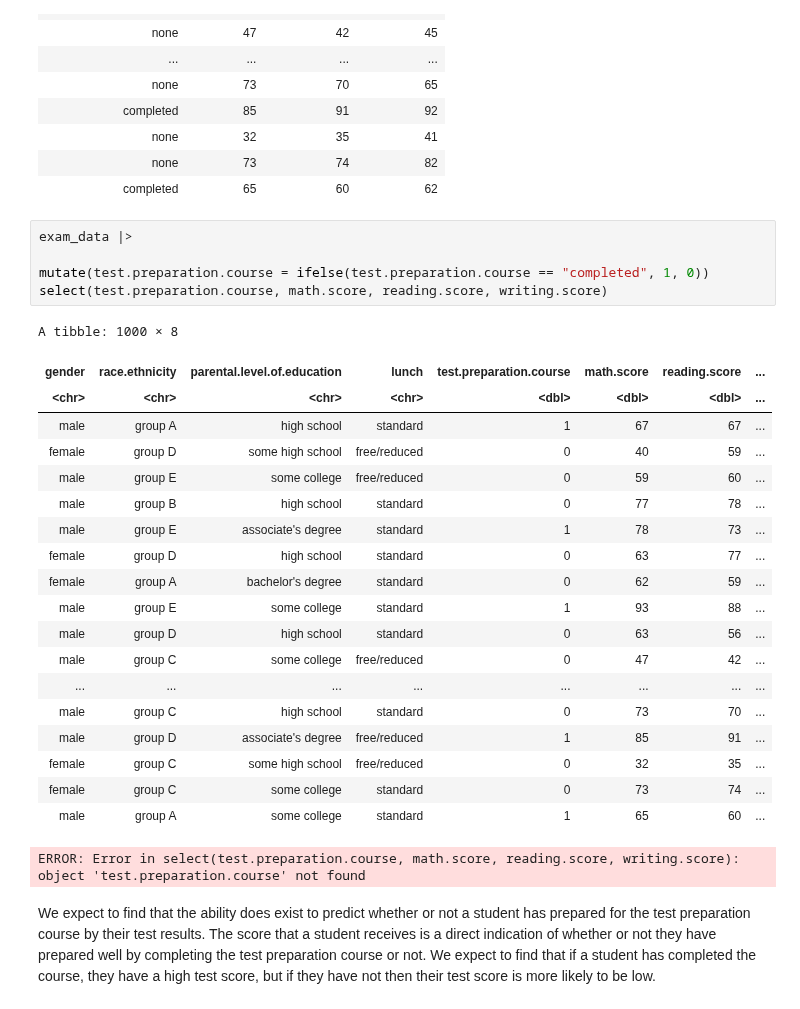
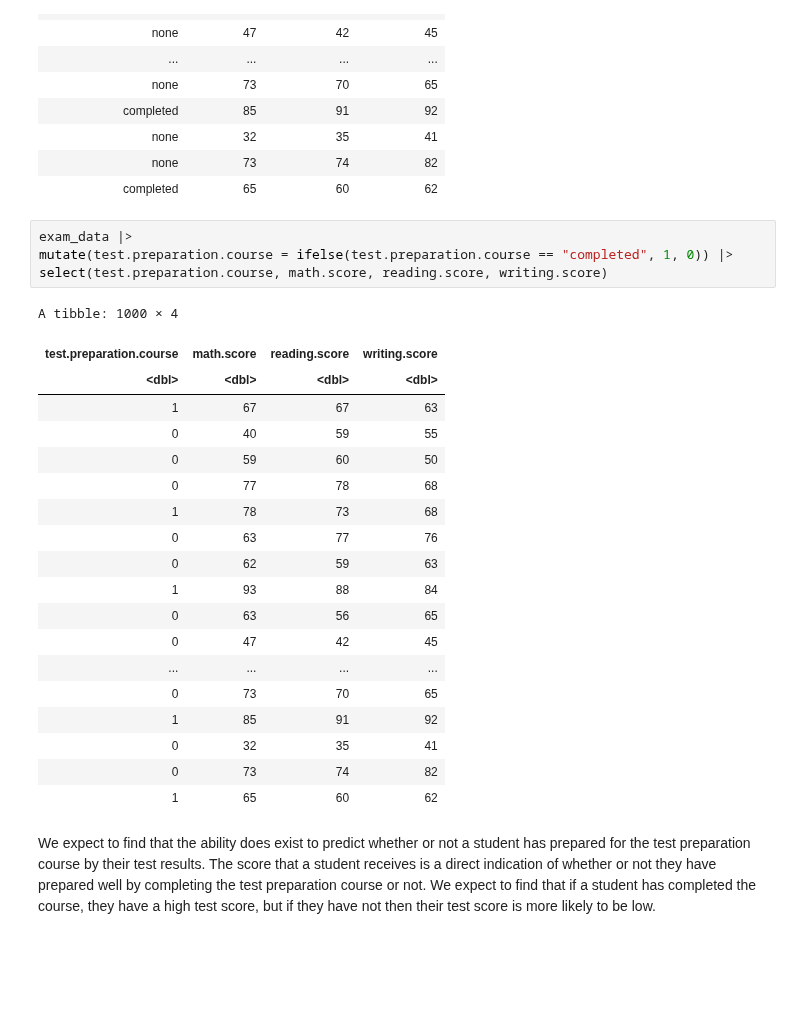
Before and after one commit to mayas02/dsci-100-2022w1-group-89, a Jupyter notebook: dataset.ipynb, the cells around one changed output. Cells and saved outputs as stored; diff of their text form; blank space fills up the shorter version.

```diff
--- a/dataset.ipynb
+++ b/dataset.ipynb
@@ -88,30 +88,28 @@ A tibble: 1000 × 4
 | completed | 65 | 60 | 62 |
 # %%
 exam_data |>
-
-mutate(test.preparation.course = ifelse(test.preparation.course == "completed", 1, 0))
+mutate(test.preparation.course = ifelse(test.preparation.course == "completed", 1, 0)) |>
 select(test.preparation.course, math.score, reading.score, writing.score)
 # %% [output]
-A tibble: 1000 × 8
+A tibble: 1000 × 4
-| gender | race.ethnicity | parental.level.of.education | lunch | test.preparation.course | math.score | reading.score | ... |
-| <chr> | <chr> | <chr> | <chr> | <dbl> | <dbl> | <dbl> | ... |
-| male | group A | high school | standard | 1 | 67 | 67 | ... |
-| female | group D | some high school | free/reduced | 0 | 40 | 59 | ... |
-| male | group E | some college | free/reduced | 0 | 59 | 60 | ... |
-| male | group B | high school | standard | 0 | 77 | 78 | ... |
-| male | group E | associate's degree | standard | 1 | 78 | 73 | ... |
-| female | group D | high school | standard | 0 | 63 | 77 | ... |
-| female | group A | bachelor's degree | standard | 0 | 62 | 59 | ... |
-| male | group E | some college | standard | 1 | 93 | 88 | ... |
-| male | group D | high school | standard | 0 | 63 | 56 | ... |
-| male | group C | some college | free/reduced | 0 | 47 | 42 | ... |
-| ... | ... | ... | ... | ... | ... | ... | ... |
-| male | group C | high school | standard | 0 | 73 | 70 | ... |
-| male | group D | associate's degree | free/reduced | 1 | 85 | 91 | ... |
-| female | group C | some high school | free/reduced | 0 | 32 | 35 | ... |
-| female | group C | some college | standard | 0 | 73 | 74 | ... |
-| male | group A | some college | standard | 1 | 65 | 60 | ... |
+| test.preparation.course | math.score | reading.score | writing.score |
+| <dbl> | <dbl> | <dbl> | <dbl> |
+| 1 | 67 | 67 | 63 |
+| 0 | 40 | 59 | 55 |
+| 0 | 59 | 60 | 50 |
+| 0 | 77 | 78 | 68 |
+| 1 | 78 | 73 | 68 |
+| 0 | 63 | 77 | 76 |
+| 0 | 62 | 59 | 63 |
+| 1 | 93 | 88 | 84 |
+| 0 | 63 | 56 | 65 |
+| 0 | 47 | 42 | 45 |
+| ... | ... | ... | ... |
+| 0 | 73 | 70 | 65 |
+| 1 | 85 | 91 | 92 |
+| 0 | 32 | 35 | 41 |
+| 0 | 73 | 74 | 82 |
+| 1 | 65 | 60 | 62 |
-ERROR: Error in select(test.preparation.course, math.score, reading.score, writing.score): object 'test.preparation.course' not found
 # %% [markdown]
 We expect to find that the ability does exist to predict whether or not a student has prepared for the test preparation course by their test results. The score that a student receives is a direct indication of whether or not they have prepared well by completing the test preparation course or not. We expect to find that if a student has completed the course, they have a high test score, but if they have not then their test score is more likely to be low.
 # %% [markdown]
```
